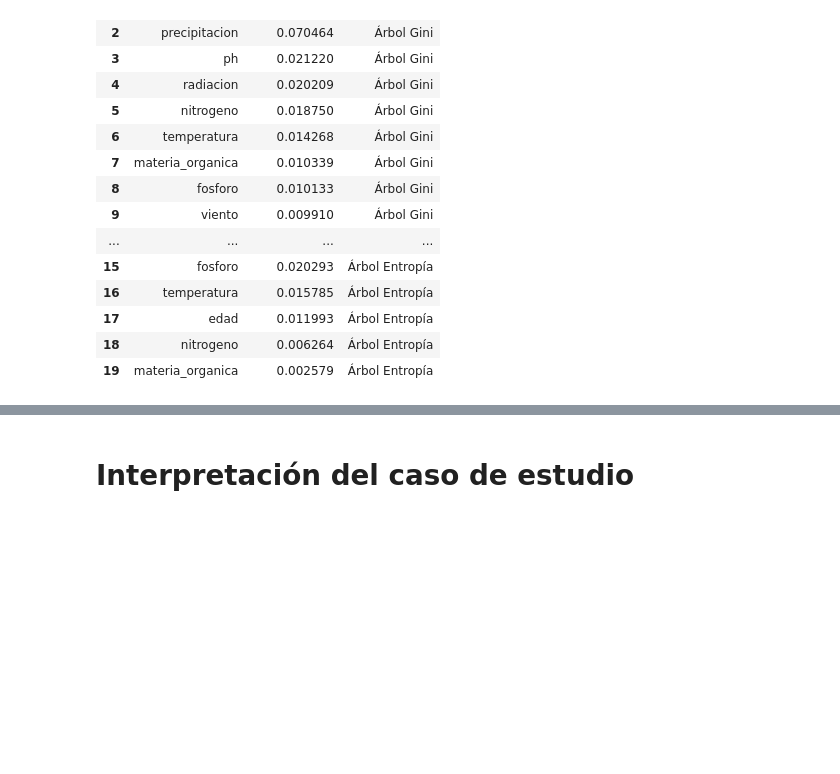
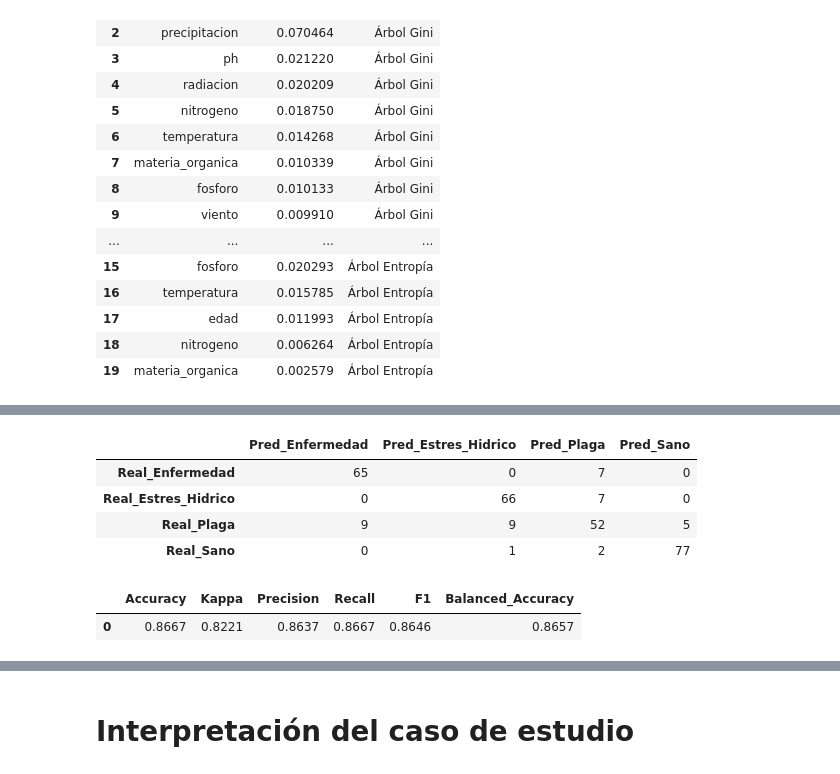
Before and after one commit to rpizarrog/Libro-Aprendizaje-Automatico.-Casos-de-Estudio-con-R-y-Python, a Jupyter notebook: Python NoteBooks/CASO_ARBOLES_DE_CLASIFICACION_RANDOM_FOREST_Y_REGRESION_LOGISTICAS_PARA_DATOS_DE_SALUD_ARBOLES.ipynb, the cells around one changed output, grey strips where cells are left out. Cells and saved outputs as stored; diff of their text form; code cells hidden in the pictures; blank space fills up the shorter version.

```diff
--- a/Python NoteBooks/CASO_ARBOLES_DE_CLASIFICACION_RANDOM_FOREST_Y_REGRESION_LOGISTICAS_PARA_DATOS_DE_SALUD_ARBOLES.ipynb
+++ b/Python NoteBooks/CASO_ARBOLES_DE_CLASIFICACION_RANDOM_FOREST_Y_REGRESION_LOGISTICAS_PARA_DATOS_DE_SALUD_ARBOLES.ipynb
@@ -2035,0 +2294,19 @@ variables
+# %%
+matriz_gini = f_matriz_confusion(
+    modelo=modelo_AC_gini,
+    datos_validacion=datos_validacion,
+    variable_dependiente="salud"
+)
+
+matriz_gini["matriz_confusion"]
+# %% [output]
+|  | Pred_Enfermedad | Pred_Estres_Hidrico | Pred_Plaga | Pred_Sano |
+| Real_Enfermedad | 65 | 0 | 7 | 0 |
+| Real_Estres_Hidrico | 0 | 66 | 7 | 0 |
+| Real_Plaga | 9 | 9 | 52 | 5 |
+| Real_Sano | 0 | 1 | 2 | 77 |
+# %%
+matriz_gini["estadisticos"]
+# %% [output]
+|  | Accuracy | Kappa | Precision | Recall | F1 | Balanced_Accuracy |
+| 0 | 0.8667 | 0.8221 | 0.8637 | 0.8667 | 0.8646 | 0.8657 |
```
Also changed, not shown: parts of 18 cells of this notebook.
